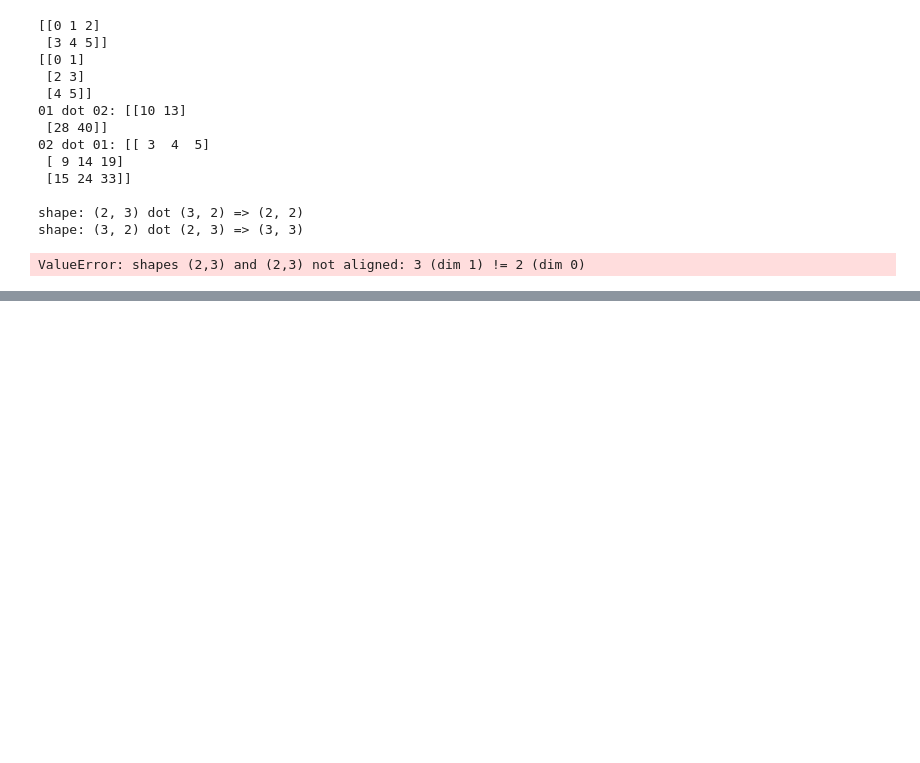
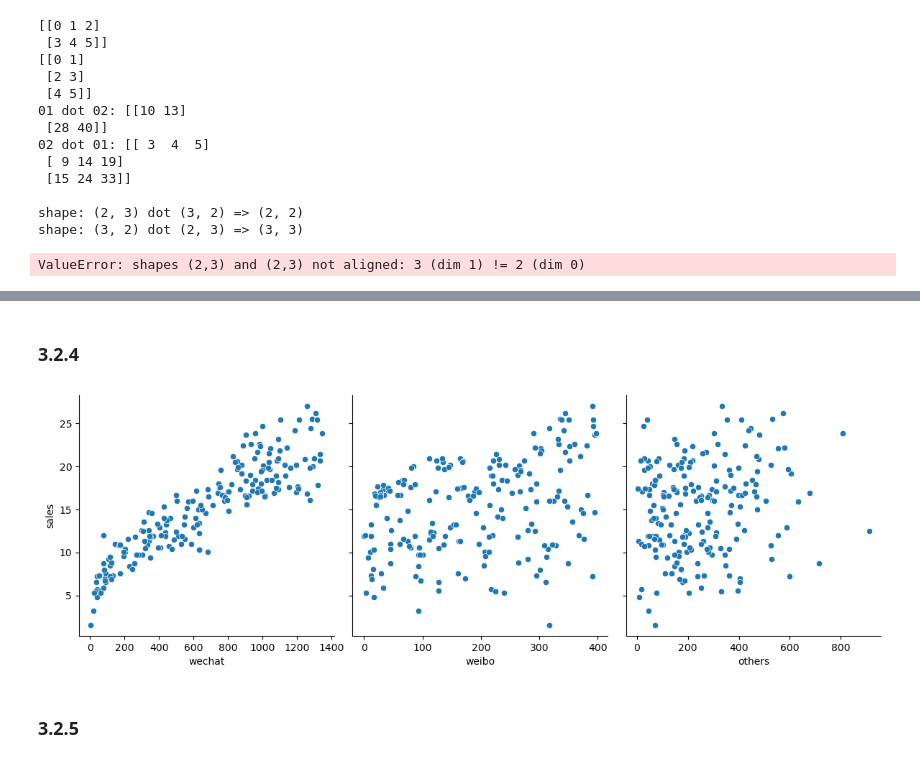
Before and after one commit to MemoryFactory/jupyter_basic, a Jupyter notebook: zero_ml.ipynb, the cells around one changed output, grey strips where cells are left out. Cells and saved outputs as stored; diff of their text form; code cells hidden in the pictures; blank space fills up the shorter version.

```diff
--- a/zero_ml.ipynb
+++ b/zero_ml.ipynb
@@ -448,0 +478,12 @@ ValueError: shapes (2,3) and (2,3) not aligned: 3 (dim 1) != 2 (dim 0)
+# %% [markdown]
+### 3.2.4
+# %%
+sns.pairplot(df_ads,
+             x_vars=['wechat','weibo','others'],
+             y_vars='sales',
+             height=4, aspect=1, kind='scatter')
+plt.show()
+# %% [output]
+[figure, added]
+# %% [markdown]
+### 3.2.5
```
Also changed, not shown: parts of 13 cells of this notebook.
